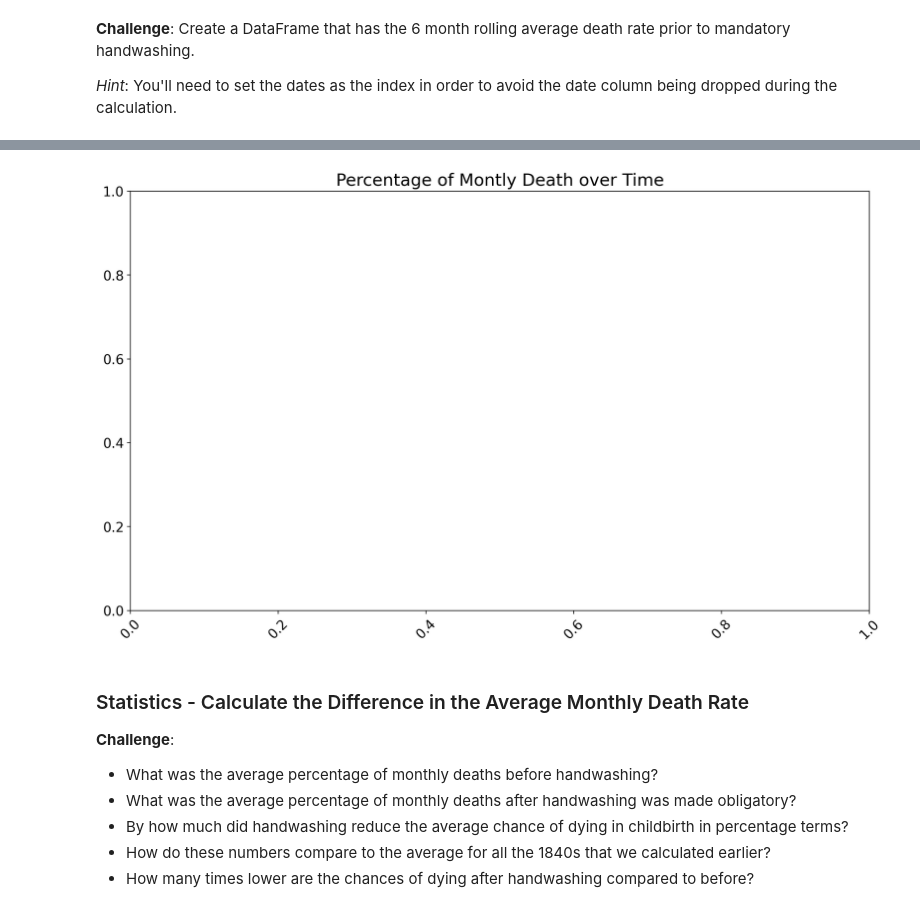
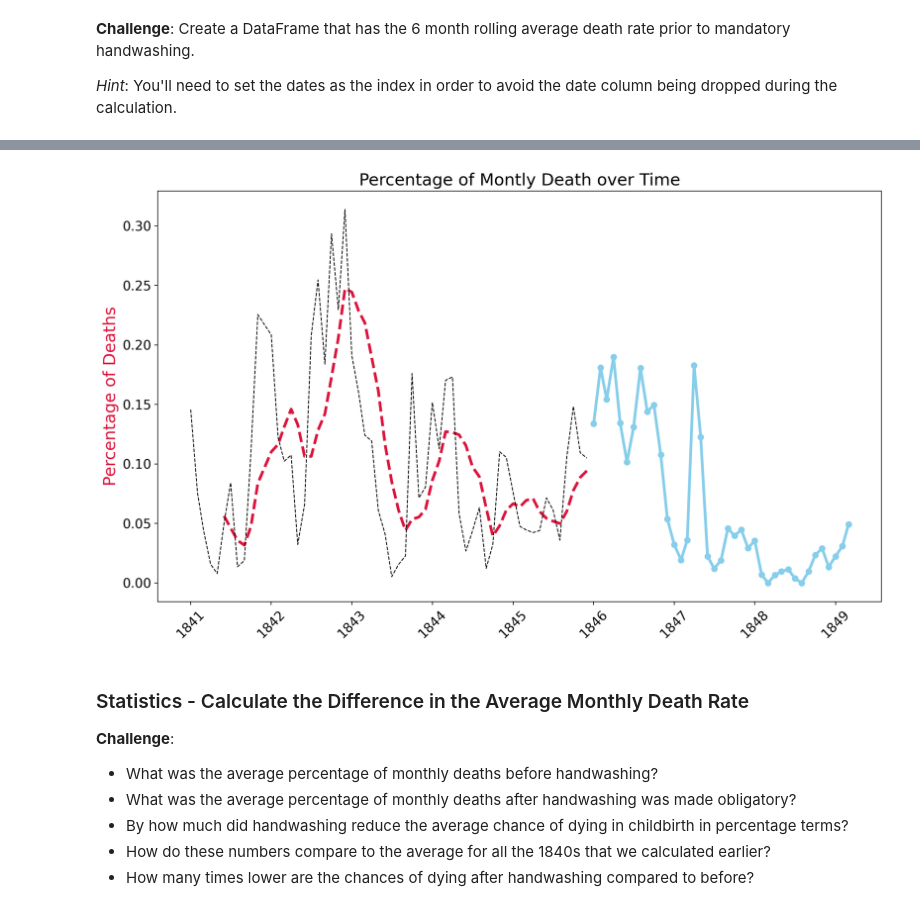
Before and after one commit to TahaThinks/DataScienceProjects2024, a Jupyter notebook: Dr_Semmelweis_Handwashing_Discovery_(start).ipynb, the cells around one changed output, grey strips where cells are left out. Cells and saved outputs as stored; diff of their text form; code cells hidden in the pictures.

```diff
--- a/Dr_Semmelweis_Handwashing_Discovery_(start).ipynb
+++ b/Dr_Semmelweis_Handwashing_Discovery_(start).ipynb
@@ -345,14 +345,23 @@ df_roll = df_roll.rolling(6).mean()
 # %%
 # Format the Figure
 plt.figure(figsize=(14,8), dpi=200)
 plt.title("Percentage of Montly Death over Time", fontsize=18)
 plt.yticks(fontsize=14)
 plt.xticks(fontsize=14, rotation=45)
 
+plt.ylabel('Percentage of Deaths', color='crimson', fontsize=18)
+
+ax = plt.gca()
+
+
+ma_line = plt.plot(df_roll.index, df_roll['pct_death'], color='crimson', linewidth=3, linestyle='--', label='6-Months moving average')
+bw_line = plt.plot(before_washing_hands['date'], before_washing_hands['pct_death'] ,color='black', linewidth=1, linestyle='--', label='Before Handwashing')
+aw_line = plt.plot(after_washing_hands['date'], after_washing_hands['pct_death'], color='skyblue', linewidth=3, marker='o', label='After Handwashing')
+
 
 plt.show()
 # %% [output]
-[figure, old version]
+[figure, new version]
 # %% [markdown]
 ### Statistics - Calculate the Difference in the Average Monthly Death Rate
 
```
